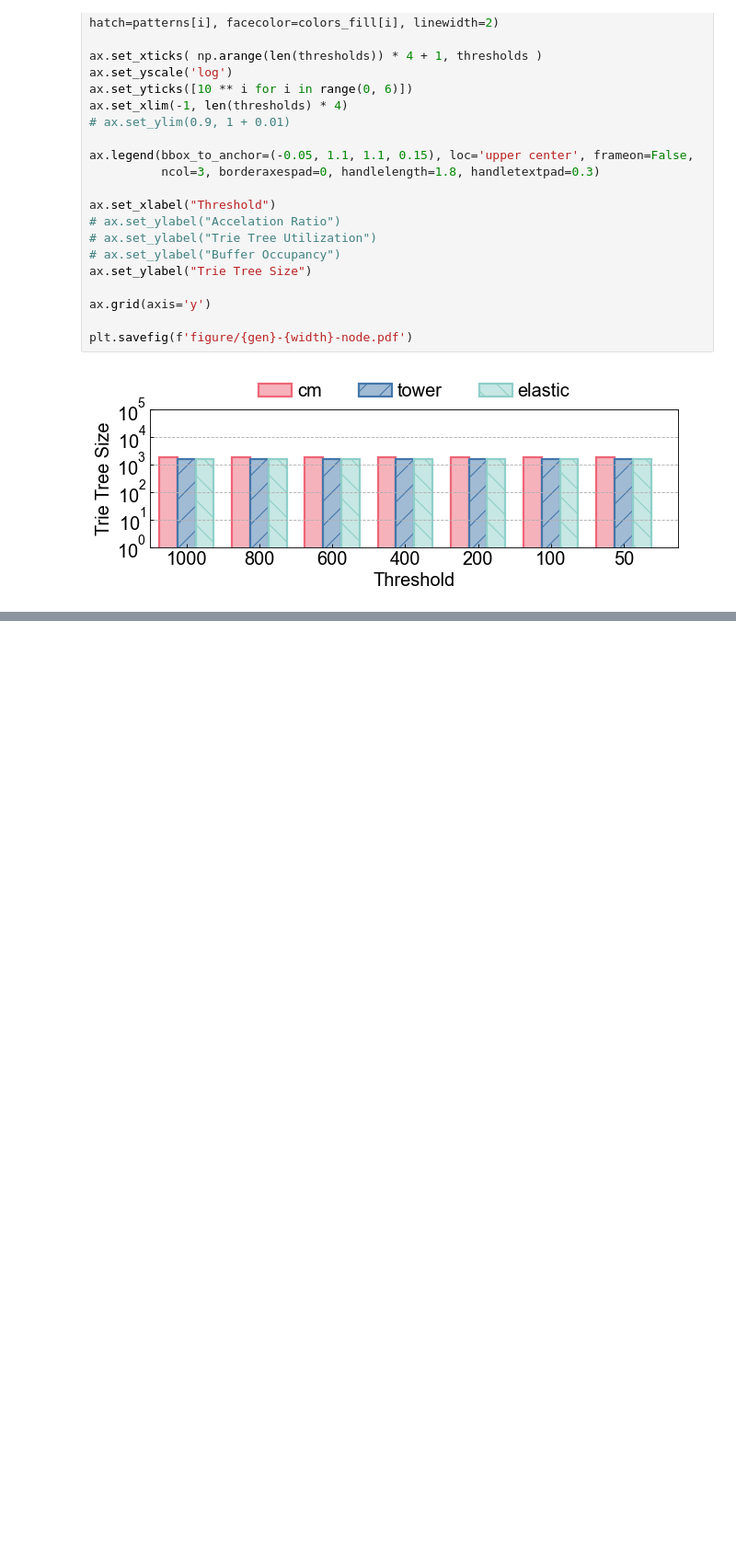
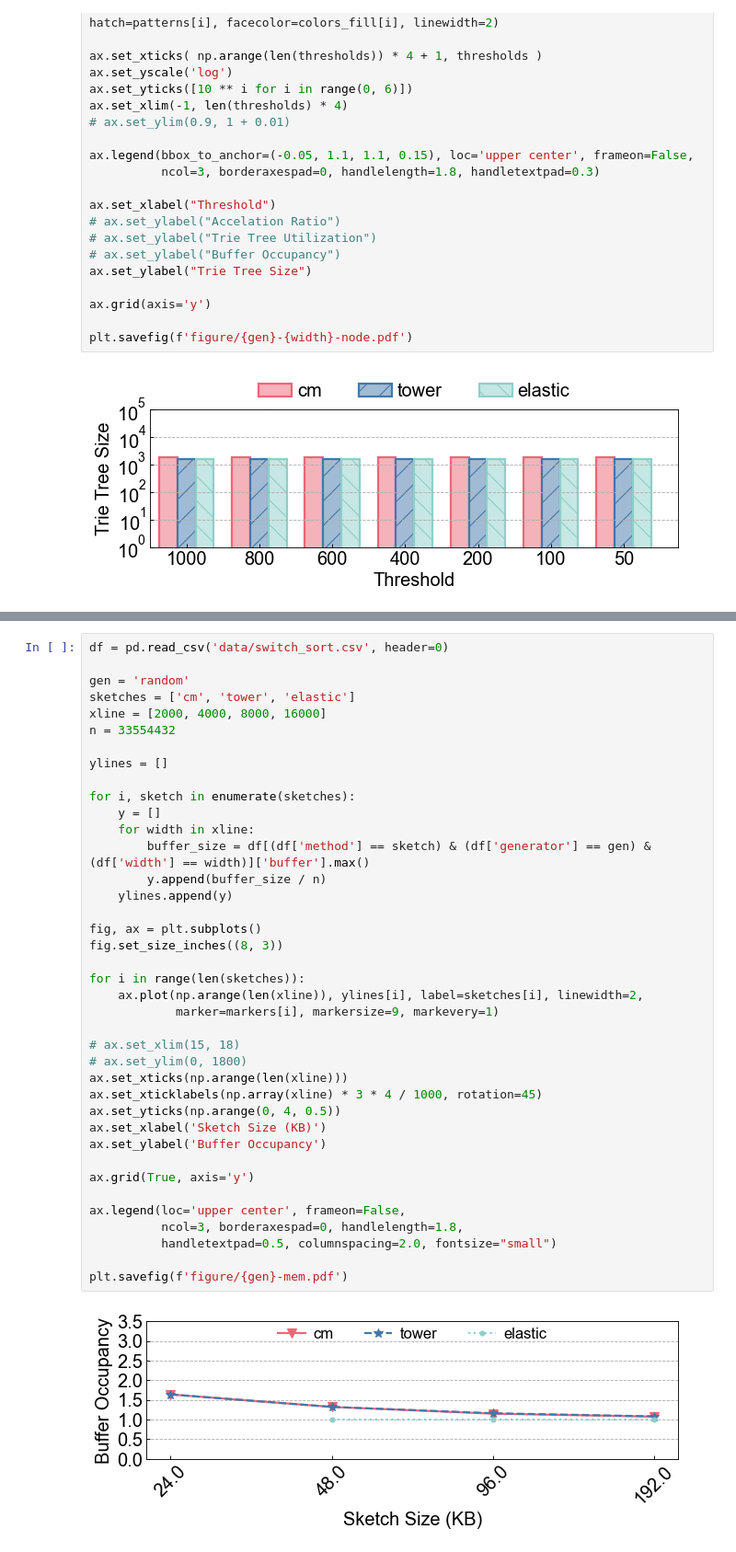
Before and after one commit to cqzhangyu/sketch_sort, a Jupyter notebook: plot.ipynb, the cells around one changed output, grey strips where cells are left out. Shown at 92% size. Cells and saved outputs as stored; diff of their text form; blank space fills up the shorter version.

Commit message:
modify elastic

```diff
--- a/plot.ipynb
+++ b/plot.ipynb
@@ -199,0 +200,41 @@ plt.savefig(f'figure/{gen}-mem.pdf')
+# %%
+df = pd.read_csv('data/switch_sort.csv', header=0)
+
+gen = 'random'
+sketches = ['cm', 'tower', 'elastic']
+xline = [2000, 4000, 8000, 16000]
+n = 33554432
+
+ylines = []
+
+for i, sketch in enumerate(sketches):
+    y = []
+    for width in xline:
+        buffer_size = df[(df['method'] == sketch) & (df['generator'] == gen) & (df['width'] == width)]['buffer'].max()
+        y.append(buffer_size / n)
+    ylines.append(y)
+
+fig, ax = plt.subplots()
+fig.set_size_inches((8, 3))
+
+for i in range(len(sketches)):
+    ax.plot(np.arange(len(xline)), ylines[i], label=sketches[i], linewidth=2,
+            marker=markers[i], markersize=9, markevery=1)
+
+# ax.set_xlim(15, 18)
+# ax.set_ylim(0, 1800)
+ax.set_xticks(np.arange(len(xline)))
+ax.set_xticklabels(np.array(xline) * 3 * 4 / 1000, rotation=45)
+ax.set_yticks(np.arange(0, 4, 0.5))
+ax.set_xlabel('Sketch Size (KB)')
+ax.set_ylabel('Buffer Occupancy')
+
+ax.grid(True, axis='y')
+
+ax.legend(loc='upper center', frameon=False,
+          ncol=3, borderaxespad=0, handlelength=1.8,
+          handletextpad=0.5, columnspacing=2.0, fontsize="small")
+
+plt.savefig(f'figure/{gen}-mem.pdf')
+# %% [output]
+[figure, added]
```
Also changed, not shown: parts of 2 cells of this notebook, 9 other files.
